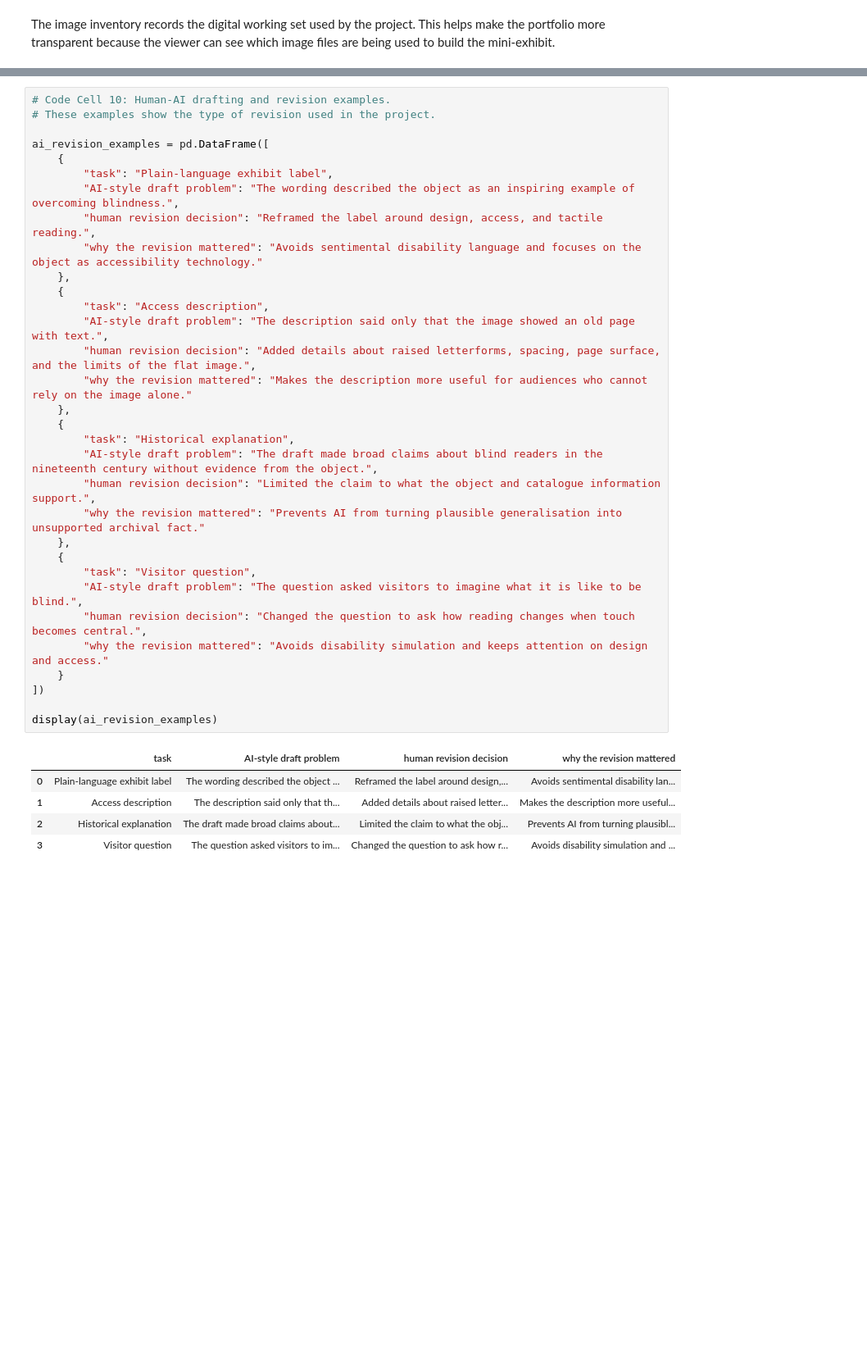
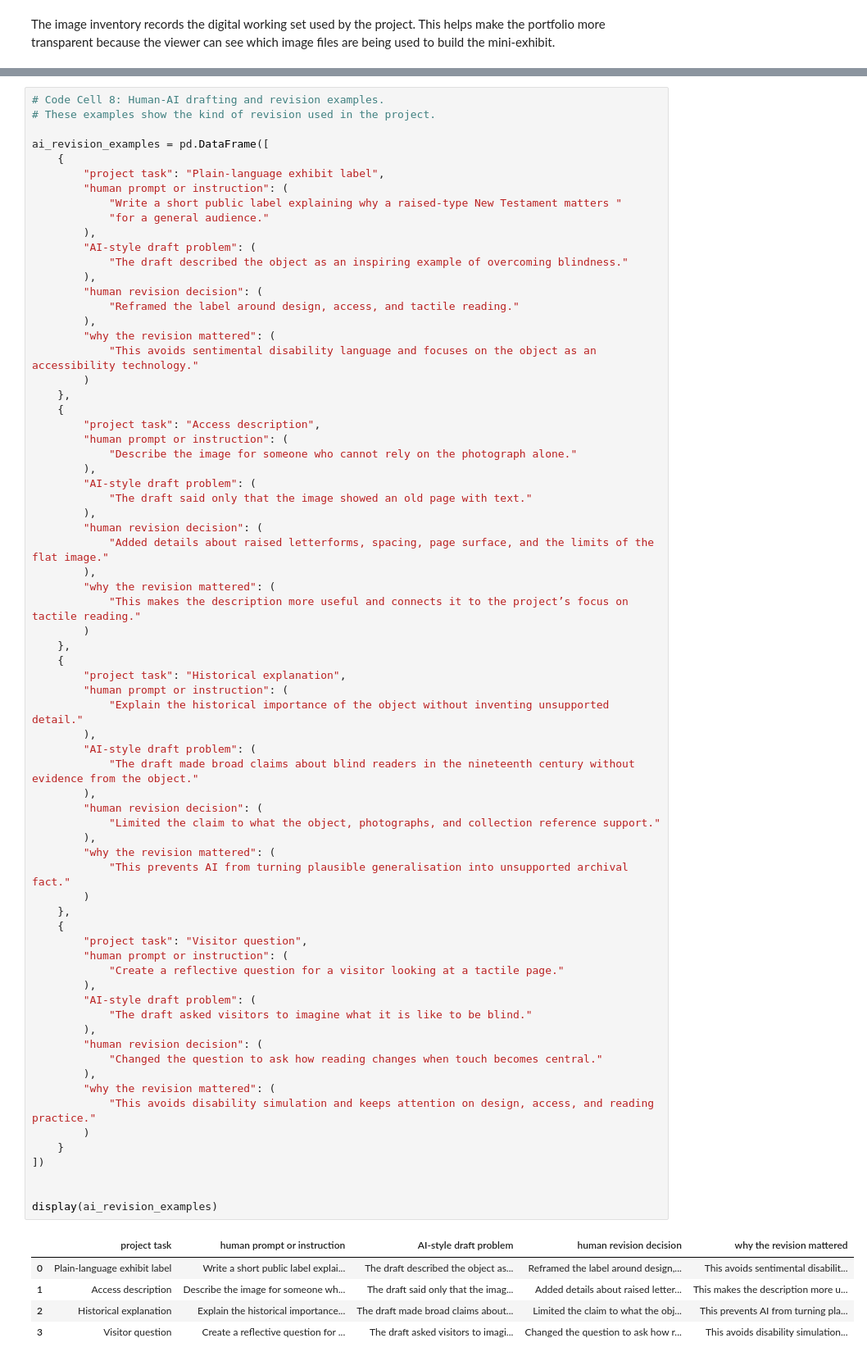
Before and after one commit to 2742018/AI-for-the-arts-B, a Jupyter notebook: 2742018_AIArtsB_Project_Portfolio.ipynb, the cells around one changed output, grey strips where cells are left out. Shown at 82% size. Drawn from its saved outputs; the diff is of its cells as text; blank space fills up the shorter version.

```diff
--- a/2742018_AIArtsB_Project_Portfolio.ipynb
+++ b/2742018_AIArtsB_Project_Portfolio.ipynb
@@ -672,39 +728,77 @@ The following table is embedded directly in the notebook to show the kind of hum
 # %%
-# Code Cell 10: Human-AI drafting and revision examples.
-# These examples show the type of revision used in the project.
+# Code Cell 8: Human-AI drafting and revision examples.
+# These examples show the kind of revision used in the project.
 
 ai_revision_examples = pd.DataFrame([
     {
-        "task": "Plain-language exhibit label",
-        "AI-style draft problem": "The wording described the object as an inspiring example of overcoming blindness.",
-        "human revision decision": "Reframed the label around design, access, and tactile reading.",
-        "why the revision mattered": "Avoids sentimental disability language and focuses on the object as accessibility technology."
+        "project task": "Plain-language exhibit label",
+        "human prompt or instruction": (
+            "Write a short public label explaining why a raised-type New Testament matters "
+            "for a general audience."
+        ),
+        "AI-style draft problem": (
+            "The draft described the object as an inspiring example of overcoming blindness."
+        ),
+        "human revision decision": (
+            "Reframed the label around design, access, and tactile reading."
+        ),
+        "why the revision mattered": (
+            "This avoids sentimental disability language and focuses on the object as an accessibility technology."
+        )
     },
     {
-        "task": "Access description",
-        "AI-style draft problem": "The description said only that the image showed an old page with text.",
-        "human revision decision": "Added details about raised letterforms, spacing, page surface, and the limits of the flat image.",
-        "why the revision mattered": "Makes the description more useful for audiences who cannot rely on the image alone."
+        "project task": "Access description",
+        "human prompt or instruction": (
+            "Describe the image for someone who cannot rely on the photograph alone."
+        ),
+        "AI-style draft problem": (
+            "The draft said only that the image showed an old page with text."
+        ),
+        "human revision decision": (
+            "Added details about raised letterforms, spacing, page surface, and the limits of the flat image."
+        ),
+        "why the revision mattered": (
+            "This makes the description more useful and connects it to the project’s focus on tactile reading."
+        )
     },
     {
-        "task": "Historical explanation",
-        "AI-style draft problem": "The draft made broad claims about blind readers in the nineteenth century without evidence from the object.",
-        "human revision decision": "Limited the claim to what the object and catalogue information support.",
-        "why the revision mattered": "Prevents AI from turning plausible generalisation into unsupported archival fact."
+        "project task": "Historical explanation",
+        "human prompt or instruction": (
+            "Explain the historical importance of the object without inventing unsupported detail."
+        ),
+        "AI-style draft problem": (
+            "The draft made broad claims about blind readers in the nineteenth century without evidence from the object."
+        ),
+        "human revision decision": (
+            "Limited the claim to what the object, photographs, and collection reference support."
+        ),
+        "why the revision mattered": (
+            "This prevents AI from turning plausible generalisation into unsupported archival fact."
+        )
     },
     {
-        "task": "Visitor question",
-        "AI-style draft problem": "The question asked visitors to imagine what it is like to be blind.",
-        "human revision decision": "Changed the question to ask how reading changes when touch becomes central.",
-        "why the revision mattered": "Avoids disability simulation and keeps attention on design and access."
+        "project task": "Visitor question",
+        "human prompt or instruction": (
+            "Create a reflective question for a visitor looking at a tactile page."
+        ),
+        "AI-style draft problem": (
+            "The draft asked visitors to imagine what it is like to be blind."
+        ),
+        "human revision decision": (
+            "Changed the question to ask how reading changes when touch becomes central."
+        ),
+        "why the revision mattered": (
+            "This avoids disability simulation and keeps attention on design, access, and reading practice."
+        )
     }
 ])
 
+
 display(ai_revision_examples)
 # %% [output]
-|  | task | AI-style draft problem | human revision decision | why the revision mattered |
-| 0 | Plain-language exhibit label | The wording described the object ... | Reframed the label around design,... | Avoids sentimental disability lan... |
-| 1 | Access description | The description said only that th... | Added details about raised letter... | Makes the description more useful... |
-| 2 | Historical explanation | The draft made broad claims about... | Limited the claim to what the obj... | Prevents AI from turning plausibl... |
-| 3 | Visitor question | The question asked visitors to im... | Changed the question to ask how r... | Avoids disability simulation and ... |
+|  | project task | human prompt or instruction | AI-style draft problem | human revision decision | why the revision mattered |
+| 0 | Plain-language exhibit label | Write a short public label explai... | The draft described the object as... | Reframed the label around design,... | This avoids sentimental disabilit... |
+| 1 | Access description | Describe the image for someone wh... | The draft said only that the imag... | Added details about raised letter... | This makes the description more u... |
+| 2 | Historical explanation | Explain the historical importance... | The draft made broad claims about... | Limited the claim to what the obj... | This prevents AI from turning pla... |
+| 3 | Visitor question | Create a reflective question for ... | The draft asked visitors to imagi... | Changed the question to ask how r... | This avoids disability simulation... |
 # %% [markdown]
```
Also changed, not shown: parts of 47 cells of this notebook, 1 other file.
